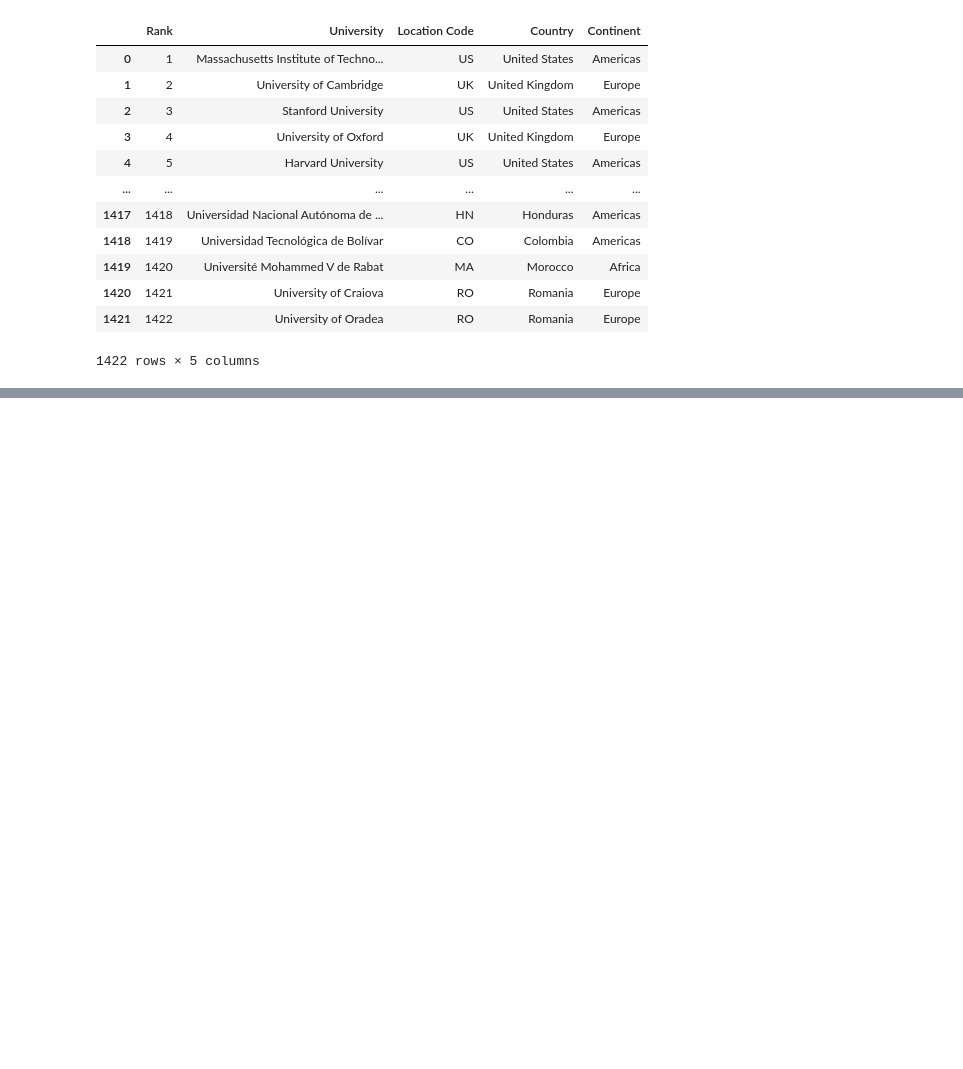
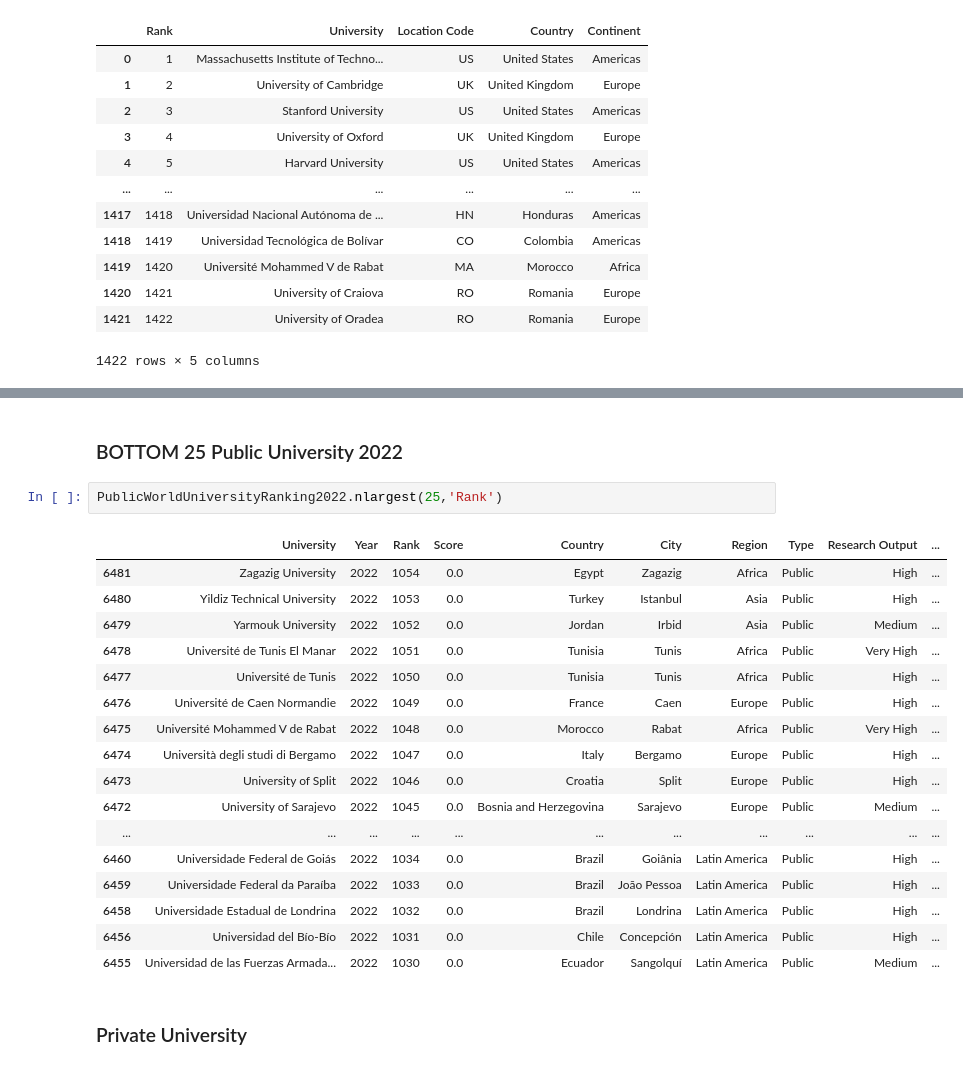
Before and after one commit to Lunczer93/Python_Project_4_World_University_Ranking, a Jupyter notebook: Python_Project_4_World_University_Ranking.ipynb, the cells around one changed output, grey strips where cells are left out. Saved outputs shown, nothing was run; the diff lists cells and outputs as text; blank space fills up the shorter version.

```diff
--- a/Python_Project_4_World_University_Ranking.ipynb
+++ b/Python_Project_4_World_University_Ranking.ipynb
@@ -697,0 +1655,24 @@ NewWorldUniversityRanking2023[NewWorldUniversityRanking2023.isnull().any(axis=1)
+# %% [markdown]
+### BOTTOM 25 Public University 2022
+# %%
+PublicWorldUniversityRanking2022.nlargest(25,'Rank')
+# %% [output]
+|  | University | Year | Rank | Score | Country | City | Region | Type | Research Output | ... |
+| 6481 | Zagazig University | 2022 | 1054 | 0.0 | Egypt | Zagazig | Africa | Public | High | ... |
+| 6480 | Yildiz Technical University | 2022 | 1053 | 0.0 | Turkey | Istanbul | Asia | Public | High | ... |
+| 6479 | Yarmouk University | 2022 | 1052 | 0.0 | Jordan | Irbid | Asia | Public | Medium | ... |
+| 6478 | Université de Tunis El Manar | 2022 | 1051 | 0.0 | Tunisia | Tunis | Africa | Public | Very High | ... |
+| 6477 | Université de Tunis | 2022 | 1050 | 0.0 | Tunisia | Tunis | Africa | Public | High | ... |
+| 6476 | Université de Caen Normandie | 2022 | 1049 | 0.0 | France | Caen | Europe | Public | High | ... |
+| 6475 | Université Mohammed V de Rabat | 2022 | 1048 | 0.0 | Morocco | Rabat | Africa | Public | Very High | ... |
+| 6474 | Università degli studi di Bergamo | 2022 | 1047 | 0.0 | Italy | Bergamo | Europe | Public | High | ... |
+| 6473 | University of Split | 2022 | 1046 | 0.0 | Croatia | Split | Europe | Public | High | ... |
+| 6472 | University of Sarajevo | 2022 | 1045 | 0.0 | Bosnia and Herzegovina | Sarajevo | Europe | Public | Medium | ... |
+| ... | ... | ... | ... | ... | ... | ... | ... | ... | ... | ... |
+| 6460 | Universidade Federal de Goiás | 2022 | 1034 | 0.0 | Brazil | Goiânia | Latin America | Public | High | ... |
+| 6459 | Universidade Federal da Paraíba | 2022 | 1033 | 0.0 | Brazil | João Pessoa | Latin America | Public | High | ... |
+| 6458 | Universidade Estadual de Londrina | 2022 | 1032 | 0.0 | Brazil | Londrina | Latin America | Public | High | ... |
+| 6456 | Universidad del Bío-Bío | 2022 | 1031 | 0.0 | Chile | Concepción | Latin America | Public | High | ... |
+| 6455 | Universidad de las Fuerzas Armada... | 2022 | 1030 | 0.0 | Ecuador | Sangolquí | Latin America | Public | Medium | ... |
+# %% [markdown]
+###  Private University
```
Also changed, not shown: parts of 106 cells of this notebook, 2 other files.
